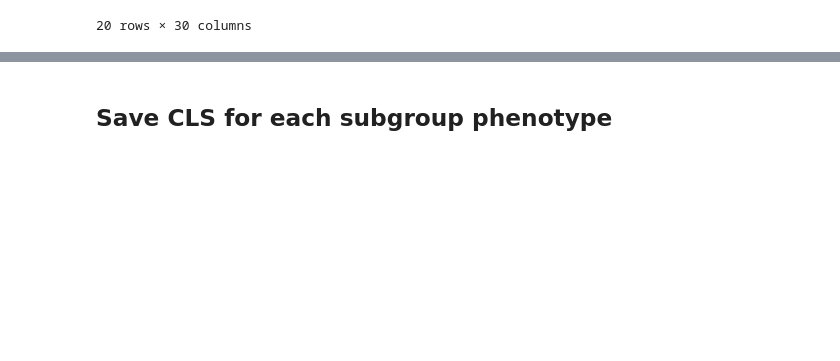
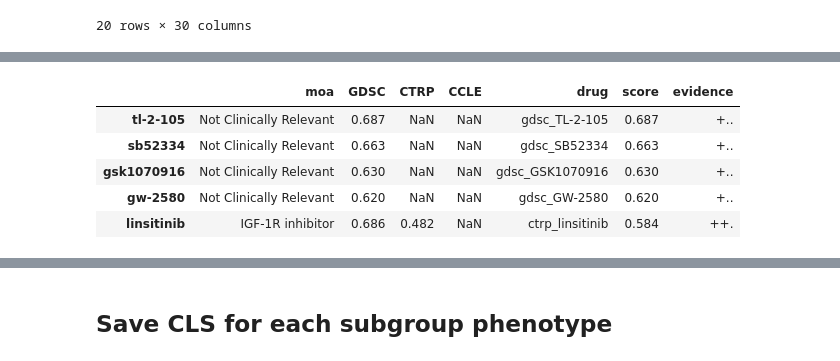
Before and after one commit to edjuaro/pdx-hts, a Jupyter notebook: Notebooks/step_3-post_process_DiSCoVER_results.ipynb, the cells around one changed output, grey strips where cells are left out. Cells and saved outputs as stored; diff of their text form; code cells hidden in the pictures; blank space fills up the shorter version.

```diff
--- a/Notebooks/step_3-post_process_DiSCoVER_results.ipynb
+++ b/Notebooks/step_3-post_process_DiSCoVER_results.ipynb
@@ -66,0 +88,9 @@ Successfully saved file `results/drug_scores_for_all_pdx_models.xlsx`
+# %%
+temp_df.head()
+# %% [output]
+|  | moa | GDSC | CTRP | CCLE | drug | score | evidence |
+| tl-2-105 | Not Clinically Relevant | 0.687 | NaN | NaN | gdsc_TL-2-105 | 0.687 | +.. |
+| sb52334 | Not Clinically Relevant | 0.663 | NaN | NaN | gdsc_SB52334 | 0.663 | +.. |
+| gsk1070916 | Not Clinically Relevant | 0.630 | NaN | NaN | gdsc_GSK1070916 | 0.630 | +.. |
+| gw-2580 | Not Clinically Relevant | 0.620 | NaN | NaN | gdsc_GW-2580 | 0.620 | +.. |
+| linsitinib | IGF-1R inhibitor | 0.686 | 0.482 | NaN | ctrp_linsitinib | 0.584 | ++. |
```
Also changed, not shown: parts of 11 cells of this notebook, 30 other files.
